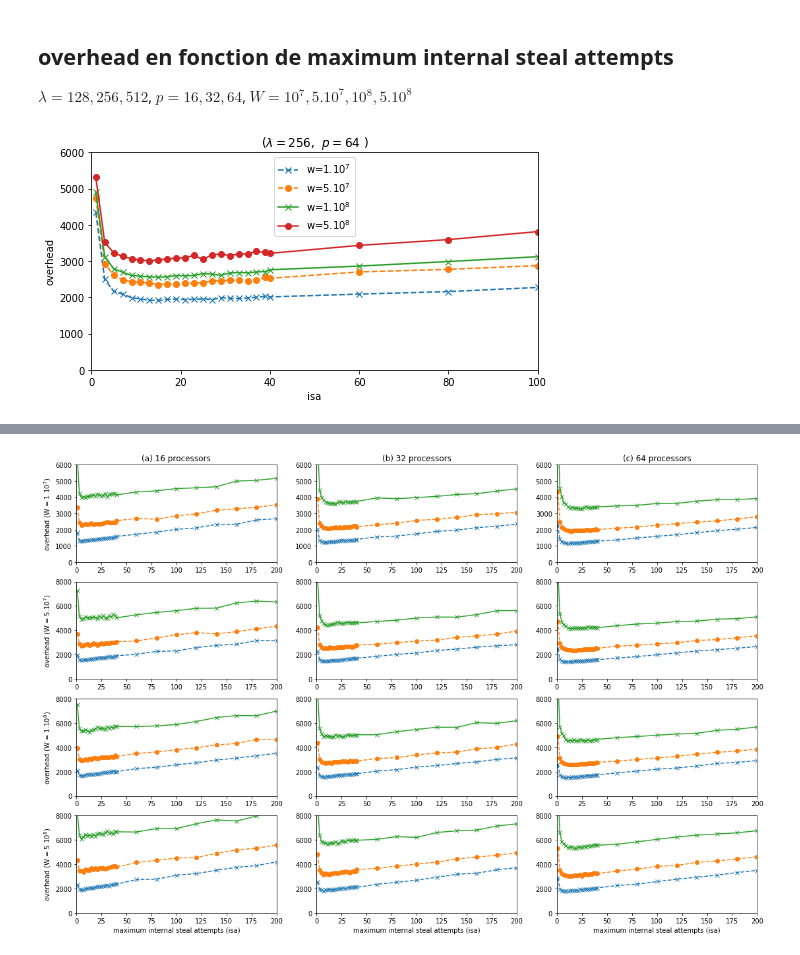
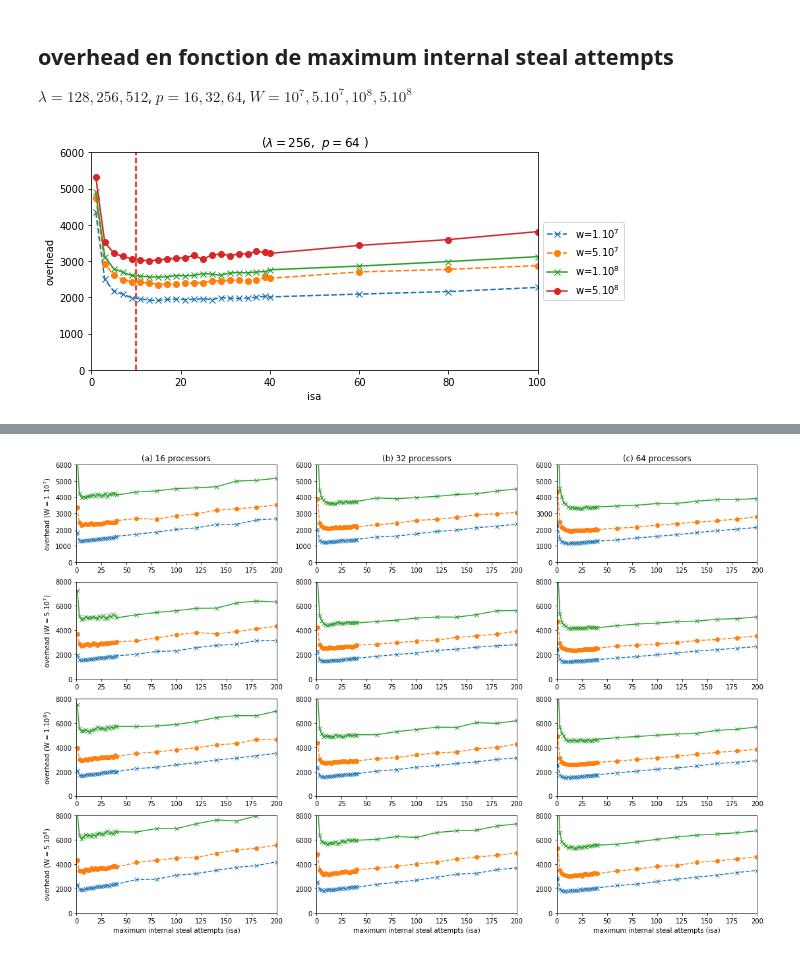
Before and after one commit to wagnerf42/ws-simulator, a Jupyter notebook: result/strategy/simulation_ipynb/simulation_thesis_static.ipynb, the cells around one changed output, grey strips where cells are left out. Saved outputs shown, nothing was run; the diff lists cells and outputs as text; code cells hidden in the pictures.

```diff
--- a/result/strategy/simulation_ipynb/simulation_thesis_static.ipynb
+++ b/result/strategy/simulation_ipynb/simulation_thesis_static.ipynb
@@ -148,30 +148,33 @@ $\lambda={128,256,512}$, $p=16,32,64$, $W=10^7,5.10^7,10^8,5.10^8$
 # %%
 fig = plt.figure()
 fig.set_size_inches(8, 4, forward=True)
 
 #plt.subplot(331)
 #plt.xlim(0.001, 0.5)
 position = 0
 
 #limits
 l=256
 p=64
 limy, limx = 0, 6000
 plt.xlim(0, 100)
 plt.ylim(limy, limx)
 plt.xlabel("isa")
 plt.ylabel("overhead")
 plt.title("($\lambda = "+str(l)+"$,  $p="+str(p)+"$ )")
 
+plt.axvline(x=10,linestyle='--', color='r')
+
 for w1, w2, s in sorted({(10000000,"w=1.$10^7$", "x--"),(50000000,"w=5.$10^7$", "o--"), (100000000,"w=1.$10^8$", "x-"), (500000000,"w=5.$10^8$", "o-")}):
     data = load_file(directory + "vss_static_"+str(p)+"_"+str(w1))
     all_average, overhead, minimum = compute_overhead_for_latence(data, l)
     plt.plot(overhead.keys(), overhead.values(), s, label=w2)
-plt.legend()
+
+plt.legend(loc='center left', bbox_to_anchor=(1, 0.5))
 
 plt.savefig('../../../../../presentation/soutnance_slides/figs/overhead_according_static_max.pdf',bbox_inches='tight')
 # %% [output]
-[figure, old version]
+[figure, new version]
 # %%
 fig = plt.figure()
 fig.set_size_inches(18.5, 12.5, forward=True)
```
Also changed, not shown: parts of 1 cell of this notebook, 3 other files.
